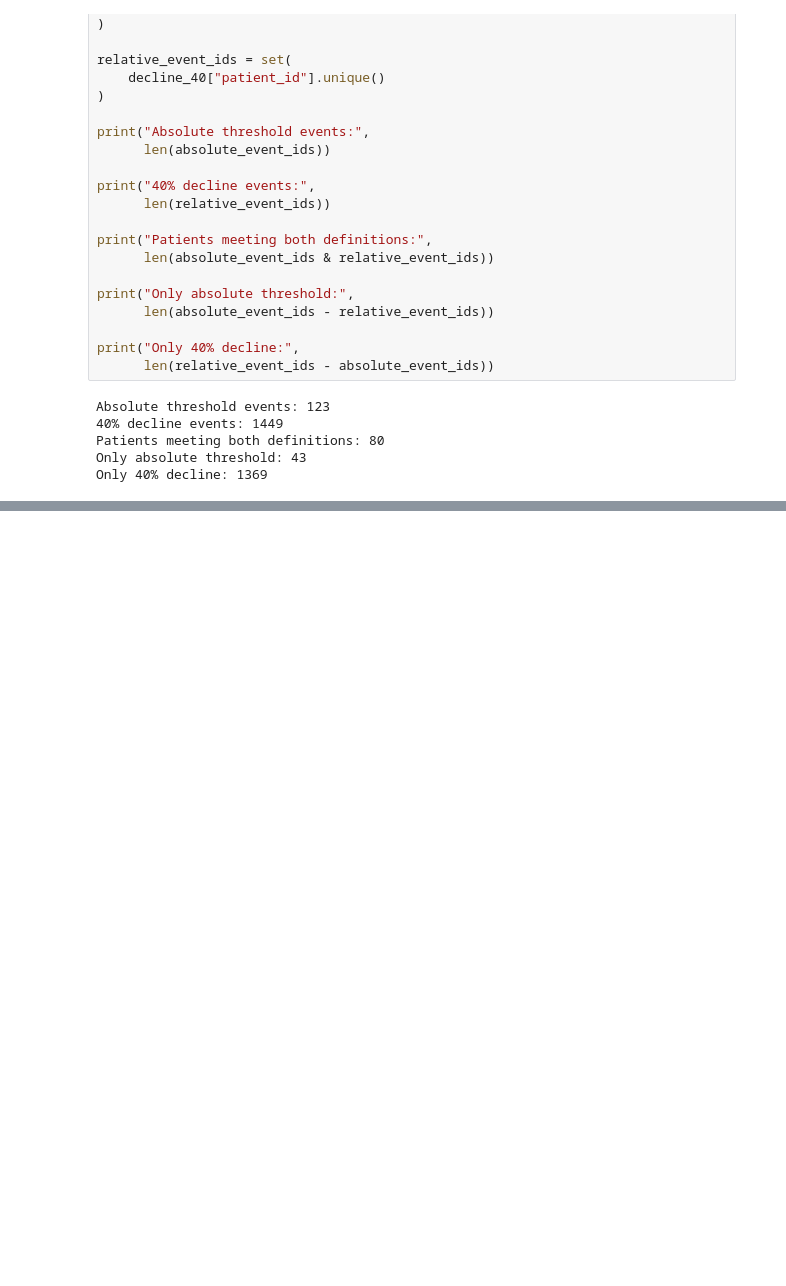
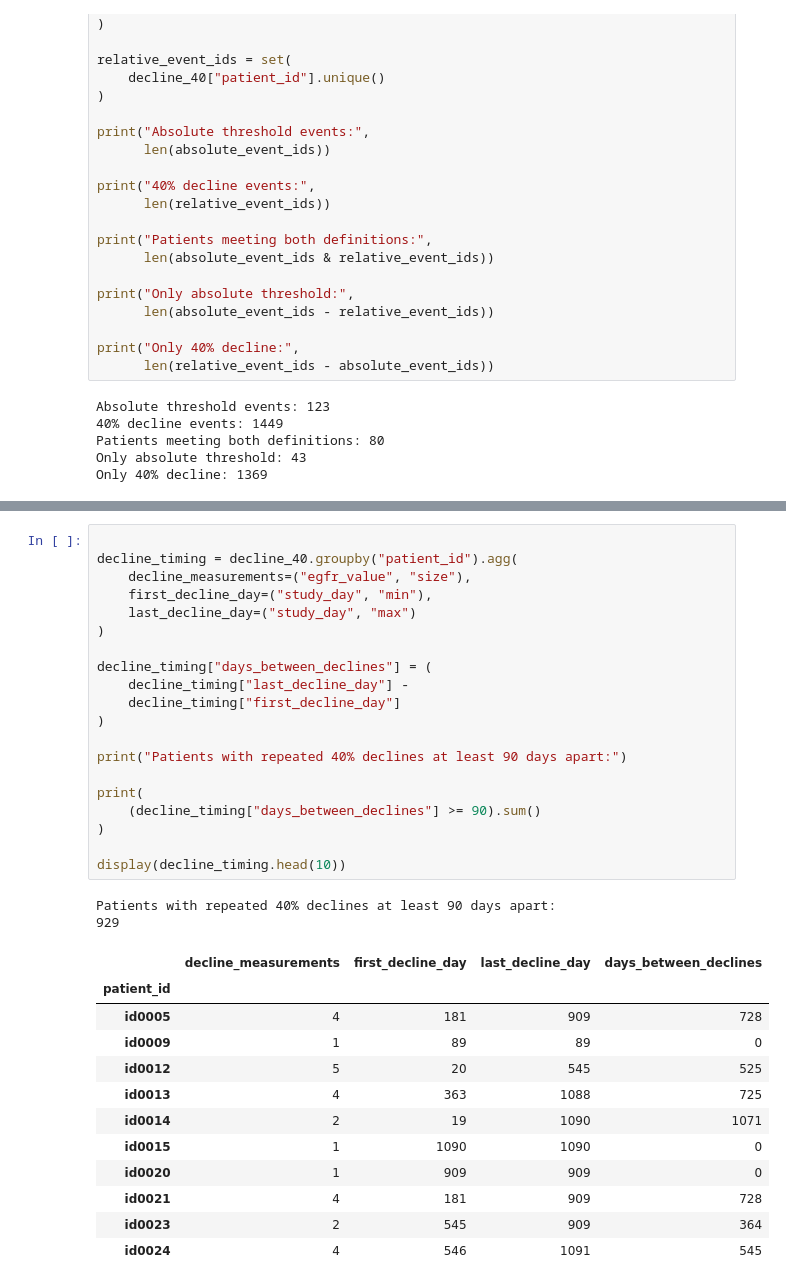
Before and after one commit to Usmanshakir7/Explainable-Machine-Learning-for-Chronic-Kidney-Disease-Prediction, a Jupyter notebook: notebooks/3_feature_engineering.ipynb, the cells around one changed output, grey strips where cells are left out. Cells and saved outputs as stored; diff of their text form; blank space fills up the shorter version.

```diff
--- a/notebooks/3_feature_engineering.ipynb
+++ b/notebooks/3_feature_engineering.ipynb
@@ -611,0 +629,35 @@ Only 40% decline: 1369
+# %%
+
+decline_timing = decline_40.groupby("patient_id").agg(
+    decline_measurements=("egfr_value", "size"),
+    first_decline_day=("study_day", "min"),
+    last_decline_day=("study_day", "max")
+)
+
+decline_timing["days_between_declines"] = (
+    decline_timing["last_decline_day"] -
+    decline_timing["first_decline_day"]
+)
+
+print("Patients with repeated 40% declines at least 90 days apart:")
+
+print(
+    (decline_timing["days_between_declines"] >= 90).sum()
+)
+
+display(decline_timing.head(10))
+# %% [output]
+Patients with repeated 40% declines at least 90 days apart:
+929
+|  | decline_measurements | first_decline_day | last_decline_day | days_between_declines |
+| patient_id |  |  |  |  |
+| id0005 | 4 | 181 | 909 | 728 |
+| id0009 | 1 | 89 | 89 | 0 |
+| id0012 | 5 | 20 | 545 | 525 |
+| id0013 | 4 | 363 | 1088 | 725 |
+| id0014 | 2 | 19 | 1090 | 1071 |
+| id0015 | 1 | 1090 | 1090 | 0 |
+| id0020 | 1 | 909 | 909 | 0 |
+| id0021 | 4 | 181 | 909 | 728 |
+| id0023 | 2 | 545 | 909 | 364 |
+| id0024 | 4 | 546 | 1091 | 545 |
```
Also changed, not shown: parts of 1 cell of this notebook.
